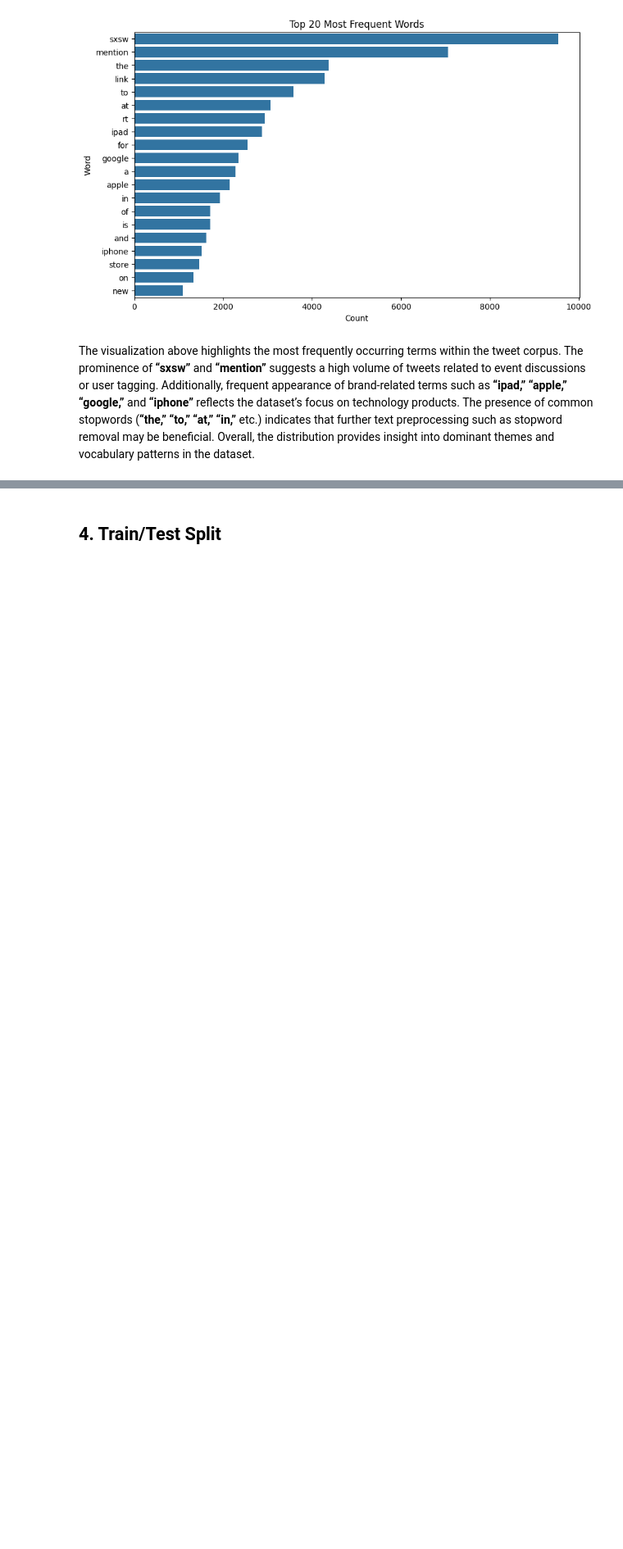
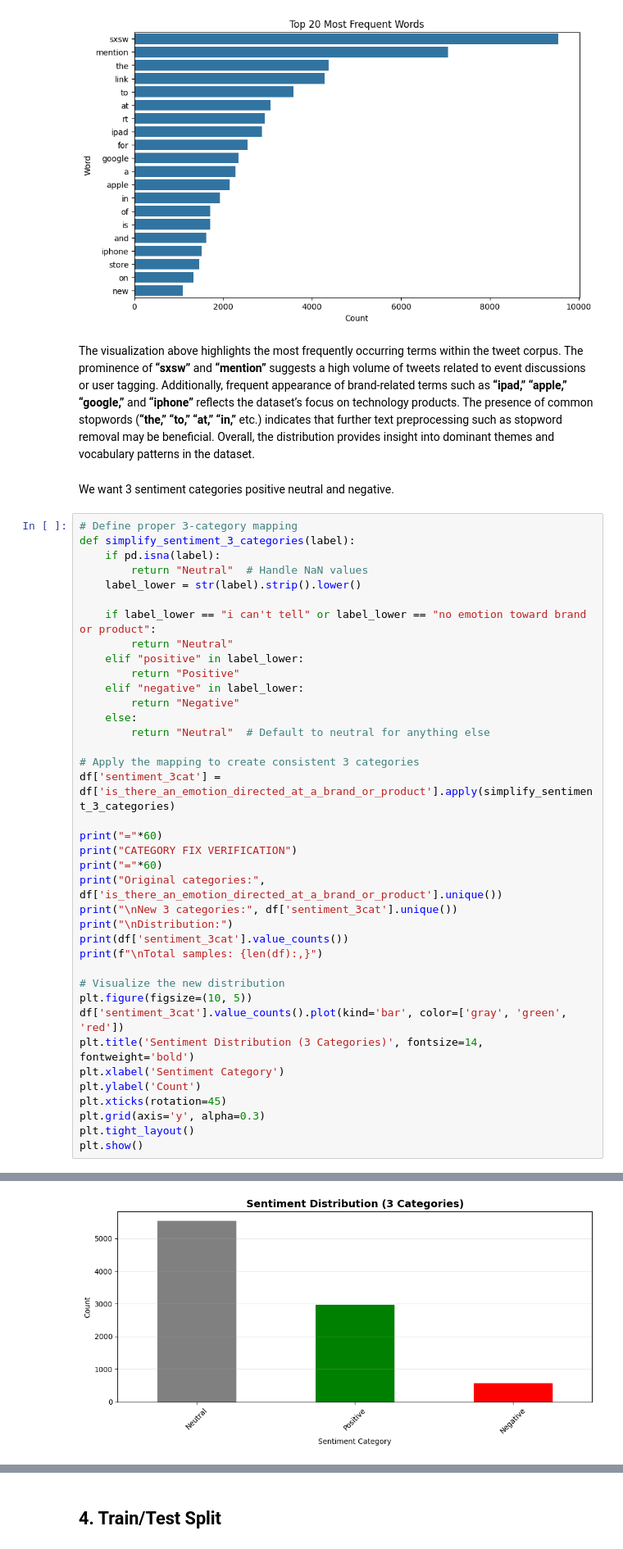
Before and after one commit to Ominak/Analysis-of-Twitter-sentiment-about-Apple-and-Google-products, a Jupyter notebook: Phase4Project_NLP_TwitterSentimentAnalysis.ipynb, the cells around one changed output, grey strips where cells are left out. Shown at 82% size. Cells and saved outputs as stored; diff of their text form; blank space fills up the shorter version.

Commit message:
Correct the sentiments categories from 4 to 3

```diff
--- a/Phase4Project_NLP_TwitterSentimentAnalysis.ipynb
+++ b/Phase4Project_NLP_TwitterSentimentAnalysis.ipynb
@@ -206,3 +206,44 @@ plt.show()
 [figure]
 # %% [markdown]
 The visualization above highlights the most frequently occurring terms within the tweet corpus. The prominence of **“sxsw”** and **“mention”** suggests a high volume of tweets related to event discussions or user tagging. Additionally, frequent appearance of brand-related terms such as **“ipad,” “apple,” “google,”** and **“iphone”** reflects the dataset’s focus on technology products. The presence of common stopwords (**“the,” “to,” “at,” “in,”** etc.) indicates that further text preprocessing such as stopword removal may be beneficial. Overall, the distribution provides insight into dominant themes and vocabulary patterns in the dataset.
+# %% [markdown]
+We want 3 sentiment categories  positive neutral and negative.
+# %%
+# Define proper 3-category mapping
+def simplify_sentiment_3_categories(label):
+    if pd.isna(label):
+        return "Neutral"  # Handle NaN values
+    label_lower = str(label).strip().lower()
+
+    if label_lower == "i can't tell" or label_lower == "no emotion toward brand or product":
+        return "Neutral"
+    elif "positive" in label_lower:
+        return "Positive"
+    elif "negative" in label_lower:
+        return "Negative"
+    else:
+        return "Neutral"  # Default to neutral for anything else
+
+# Apply the mapping to create consistent 3 categories
+df['sentiment_3cat'] = df['is_there_an_emotion_directed_at_a_brand_or_product'].apply(simplify_sentiment_3_categories)
+
+print("="*60)
+print("CATEGORY FIX VERIFICATION")
+print("="*60)
+print("Original categories:", df['is_there_an_emotion_directed_at_a_brand_or_product'].unique())
+print("\nNew 3 categories:", df['sentiment_3cat'].unique())
+print("\nDistribution:")
+print(df['sentiment_3cat'].value_counts())
+print(f"\nTotal samples: {len(df):,}")
+
+# Visualize the new distribution
+plt.figure(figsize=(10, 5))
+df['sentiment_3cat'].value_counts().plot(kind='bar', color=['gray', 'green', 'red'])
+plt.title('Sentiment Distribution (3 Categories)', fontsize=14, fontweight='bold')
+plt.xlabel('Sentiment Category')
+plt.ylabel('Count')
+plt.xticks(rotation=45)
+plt.grid(axis='y', alpha=0.3)
+plt.tight_layout()
+plt.show()
+# %% [output]
@@ -208,0 +266 @@ The visualization above highlights the most frequently occurring terms within th
+[figure, added]
```
Also changed, not shown: parts of 38 cells of this notebook.
